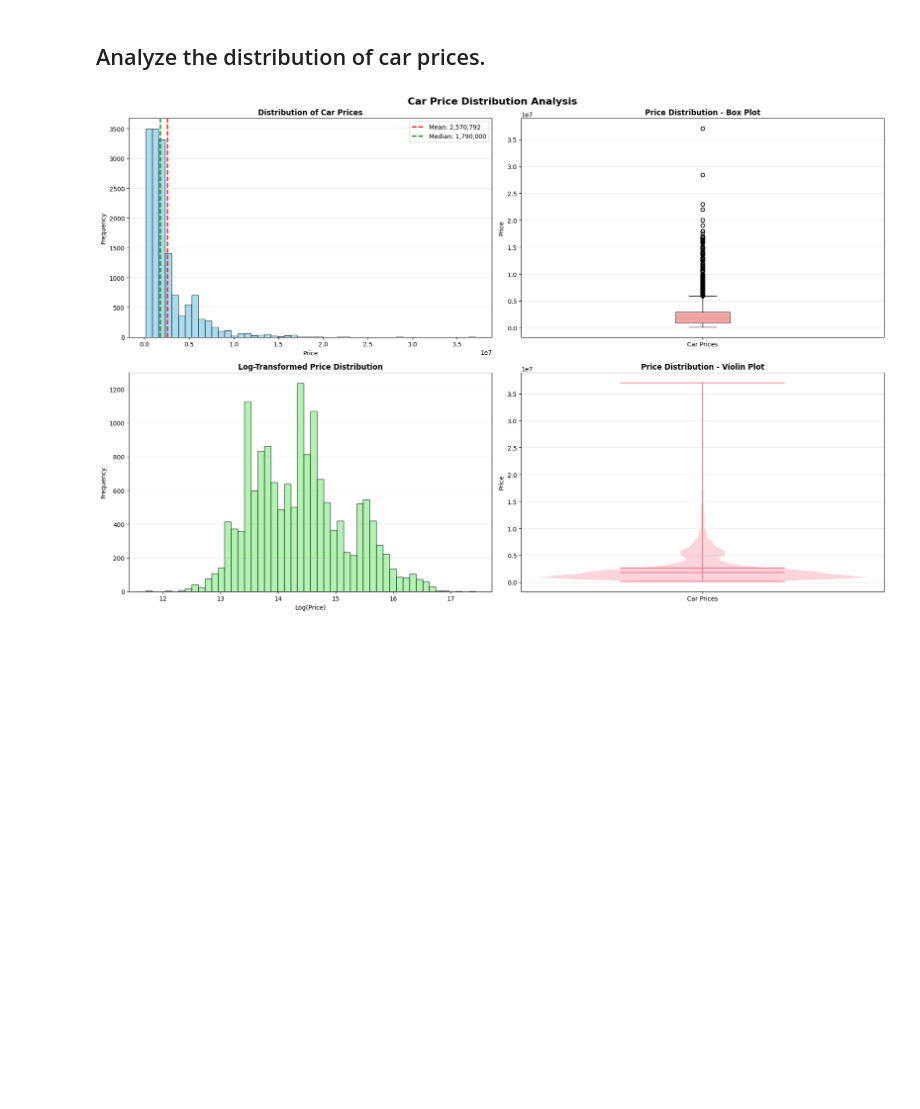
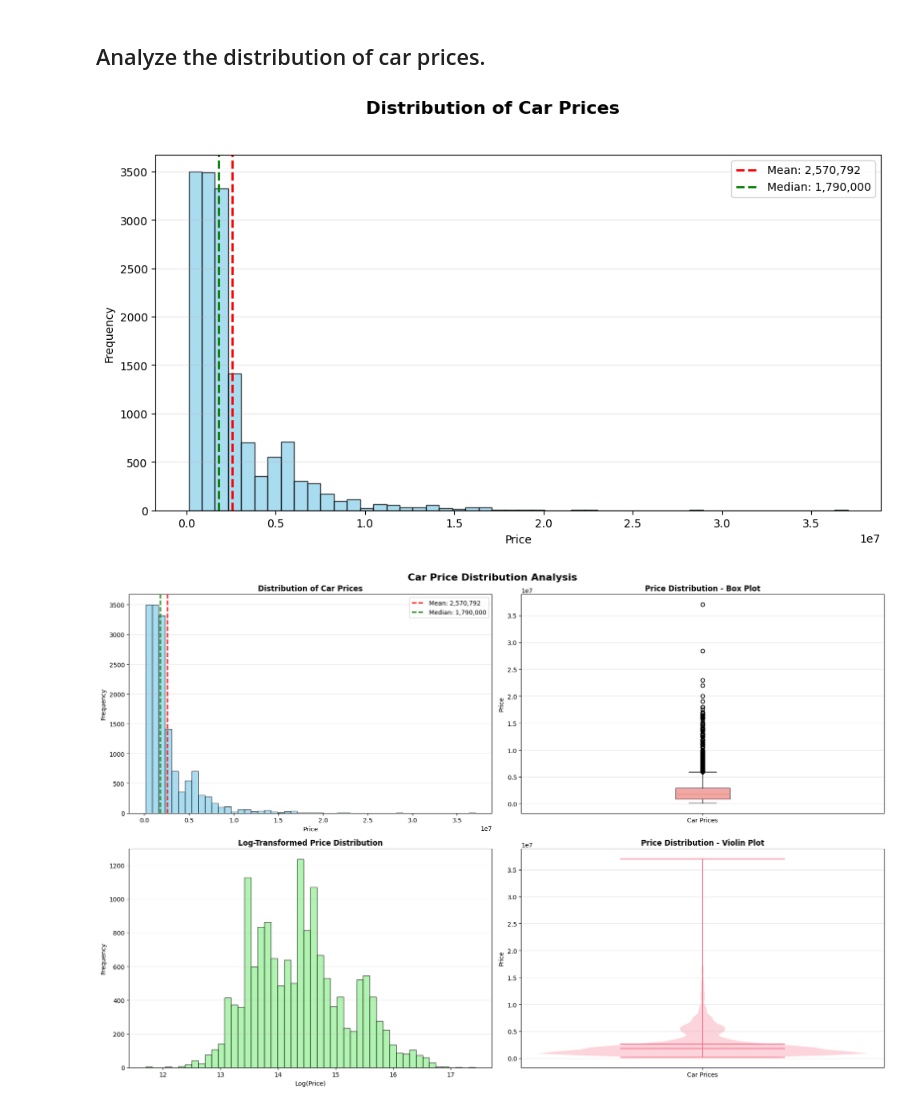
Before and after one commit to csaafrica/Group-9-Car-Price-Prediction, a Jupyter notebook: notebooks/04_EDA.ipynb, the cells around one changed output. Saved outputs shown, nothing was run; the diff lists cells and outputs as text; code cells hidden in the pictures; blank space fills up the shorter version.

```diff
--- a/notebooks/04_EDA.ipynb
+++ b/notebooks/04_EDA.ipynb
@@ -206,2 +302,38 @@ plt.show()
 # %% [markdown]
 ## Analyze the distribution of car prices.
+# %%
+plt.style.use('default')
+sns.set_palette("husl")
+
+# Create one figure and axis
+fig, ax = plt.subplots(figsize=(10, 6))
+fig.suptitle('Distribution of Car Prices', fontsize=16, fontweight='bold')
+
+# Plot histogram
+ax.hist(
+    df['price'],
+    bins=50,
+    color='skyblue',
+    edgecolor='black',
+    alpha=0.7
+)
+ax.set_xlabel('Price')
+ax.set_ylabel('Frequency')
+ax.grid(axis='y', alpha=0.3)
+
+# Compute and plot mean & median
+mean_price = df['price'].mean()
+median_price = df['price'].median()
+ax.axvline(mean_price, color='red', linestyle='--', linewidth=2,
+           label=f'Mean: {mean_price:,.0f}')
+ax.axvline(median_price, color='green', linestyle='--', linewidth=2,
+           label=f'Median: {median_price:,.0f}')
+
+# Add legend
+ax.legend()
+
+# Tight layout & show
+plt.tight_layout(rect=[0, 0.03, 1, 0.95])  # leave room for suptitle
+plt.show()
+# %% [output]
+[figure, added]
```
Also changed, not shown: parts of 6 cells of this notebook, 1 other file.
